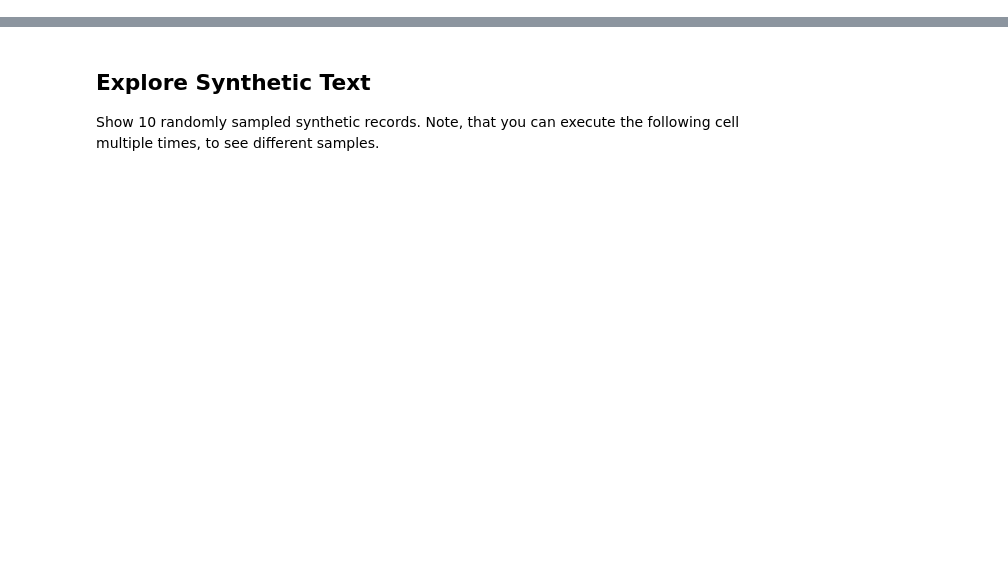
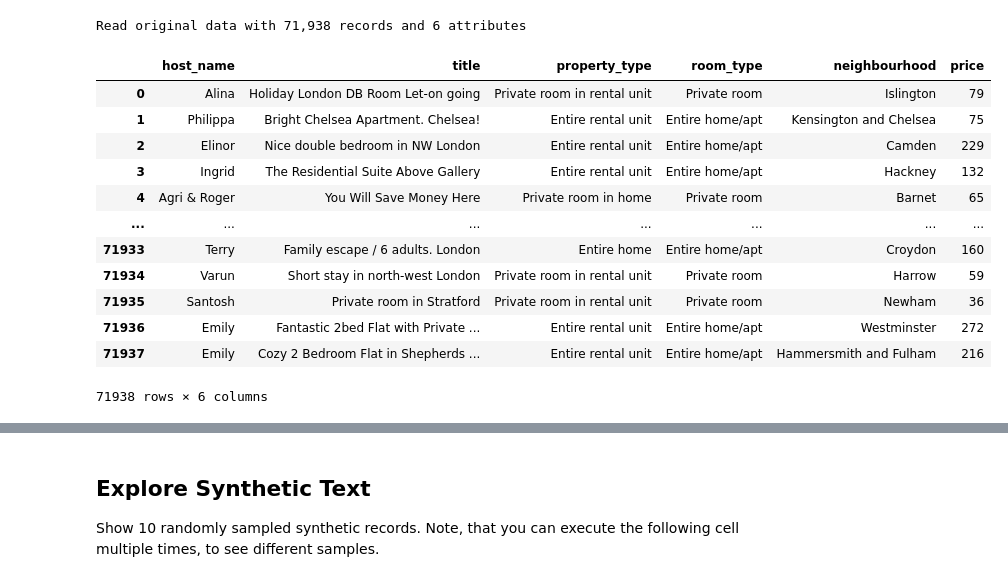
Before and after one commit to mostly-ai/mostly-tutorials, a Jupyter notebook: synthetic-text/synthetic-text.ipynb, the cells around one changed output, grey strips where cells are left out. Cells and saved outputs as stored; diff of their text form; code cells hidden in the pictures; blank space fills up the shorter version.

```diff
--- a/synthetic-text/synthetic-text.ipynb
+++ b/synthetic-text/synthetic-text.ipynb
@@ -38,0 +11,26 @@ print(f"read original data with {tgt.shape[0]:,} records and {tgt.shape[1]:,} at
+# %%
+from mostlyai import MostlyAI
+import pandas as pd
+
+# initialize client
+mostly = MostlyAI(api_key='YOUR_API_KEY')
+
+# fetch original data
+tgt = pd.read_csv('https://github.com/mostly-ai/public-demo-data/raw/dev/airbnb/london.csv.gz')
+print(f"Read original data with {tgt.shape[0]:,} records and {tgt.shape[1]:,} attributes")
+tgt
+# %% [output]
+Read original data with 71,938 records and 6 attributes
+|  | host_name | title | property_type | room_type | neighbourhood | price |
+| 0 | Alina | Holiday London DB Room Let-on going | Private room in rental unit | Private room | Islington | 79 |
+| 1 | Philippa | Bright Chelsea Apartment. Chelsea! | Entire rental unit | Entire home/apt | Kensington and Chelsea | 75 |
+| 2 | Elinor | Nice double bedroom in NW London | Entire rental unit | Entire home/apt | Camden | 229 |
+| 3 | Ingrid | The Residential Suite Above Gallery | Entire rental unit | Entire home/apt | Hackney | 132 |
+| 4 | Agri & Roger | You Will Save Money Here | Private room in home | Private room | Barnet | 65 |
+| ... | ... | ... | ... | ... | ... | ... |
+| 71933 | Terry | Family escape / 6 adults. London | Entire home | Entire home/apt | Croydon | 160 |
+| 71934 | Varun | Short stay in north-west London | Private room in rental unit | Private room | Harrow | 59 |
+| 71935 | Santosh | Private room in Stratford | Private room in rental unit | Private room | Newham | 36 |
+| 71936 | Emily | Fantastic 2bed Flat with Private ... | Entire rental unit | Entire home/apt | Westminster | 272 |
+| 71937 | Emily | Cozy 2 Bedroom Flat in Shepherds ... | Entire rental unit | Entire home/apt | Hammersmith and Fulham | 216 |
+71938 rows × 6 columns
```
Also changed, not shown: parts of 22 cells of this notebook, 3 other files.
